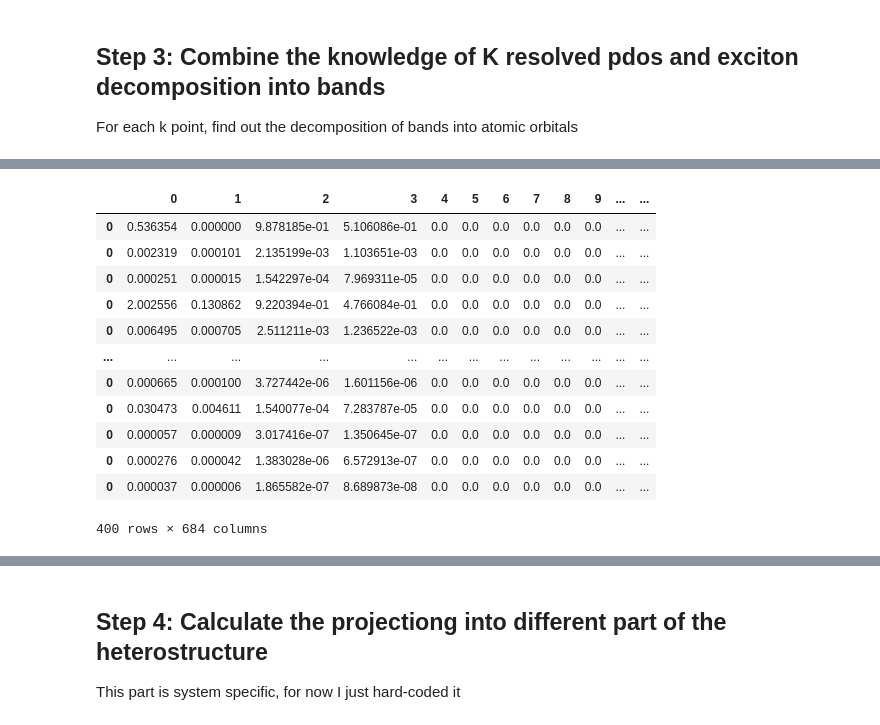
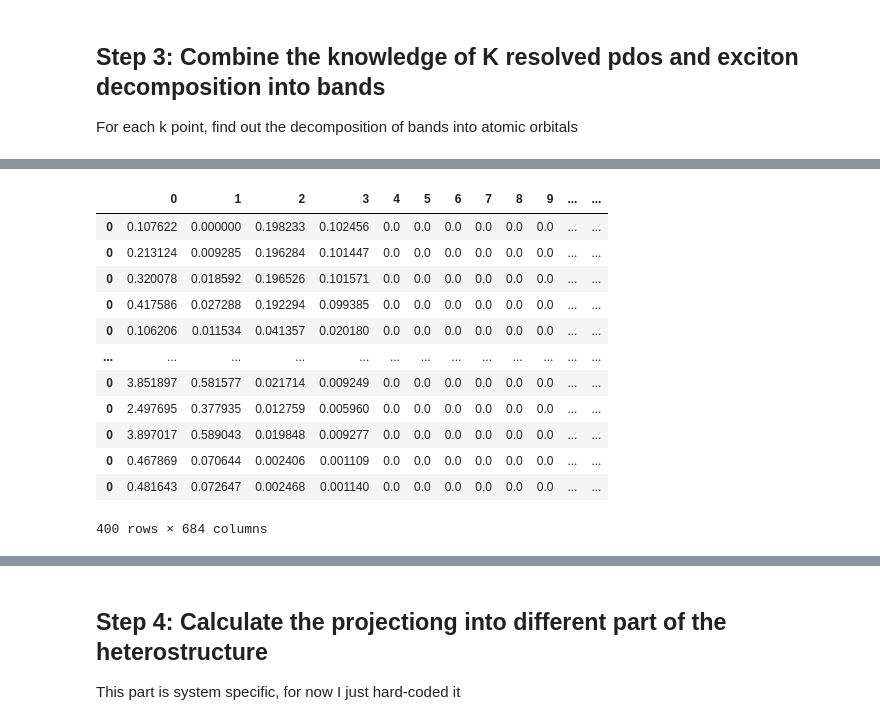
Before and after one commit to yinan-c/exciton_decomposition, a Jupyter notebook: exciton_decomposition.ipynb, the cells around one changed output, grey strips where cells are left out. Drawn from its saved outputs; the diff is of its cells as text; code cells hidden in the pictures.

```diff
--- a/exciton_decomposition.ipynb
+++ b/exciton_decomposition.ipynb
@@ -340,3 +340,11 @@ df
 | 195998 | 400.0 | 60.33289 | 5.88086 | 0.544 | 0.0 | 0.0 | 0.0 | 0.0 | 0.0 | 0.0 | ... | ... |
 | 195999 | 400.0 | 60.33289 | 5.89489 | 0.556 | 0.0 | 0.0 | 0.0 | 0.0 | 0.0 | 0.0 | ... | ... |
 196000 rows × 684 columns
+# %%
+import h5py
+with h5py.File(eigenvector_file, 'r') as f:
+    evals_shape = f['exciton_data/eigenvalues'].shape
+    print("Eigenvalues shape:", evals_shape)
+
+    evc_shape = f['exciton_data/eigenvectors'].shape
+    print("Eigenvectors shape:", evc_shape)
@@ -342,0 +384,7 @@ df
+# %%
+iN_S_select =1
+for k in range(0,nk):
+    nS, nk, nc, nv = plot_for_k(eigenvector_file,k,iN_S_select,0,5)
+    #print(contrib_c_dict)
+    #print(contrib_v_dict)
+print(nk, nc, nv, nS)
@@ -513,19 +565,20 @@ For each k point, find out the decomposition of bands into atomic orbitals
 # ! Also, I am not normalizing pdos (not divided by TOTAL (ranging from 0.7 - 0.9) in column 4),
 # ! using their original pdos at (k, n), where n is the band index.
 # ! We should normalize the pdos by the TOTAL
-
-s_select = 9
+iN_S_select
 result_df_valence = pd.DataFrame()
 result_df_conduction = pd.DataFrame()
 for k_select in range(len(processed_kgrid_wfn_eigenvector)):
     k_select_kpdos =  int(processed_kgrid_wfn_eigenvector[k_select][3])
     k_select_eigenvector = int(processed_kgrid_wfn_eigenvector[k_select][4])
-    weighted_sum_valence = reversed_valence_df.loc[k_select_kpdos+1].mul(contrib_v_dict[(s_select,k_select_eigenvector)], axis=0).sum()
-    # \ / contrib_v_dict[(s_select,k_select)].sum()
+    weighted_sum_valence = reversed_valence_df.loc[k_select_kpdos+1].mul(contrib_v_dict[(iN_S_select
+,k_select_eigenvector)], axis=0).sum()
+    # \ / contrib_v_dict[(iN_s_select,k_select)].sum()
     result_df_weighted_sum_valence = pd.DataFrame([weighted_sum_valence])
 
-    weighted_sum_conduction = conduction_df.loc[k_select_kpdos+1].mul(contrib_c_dict[(s_select,k_select_eigenvector)], axis=0).sum()
-    # \ / contrib_c_dict[(s_select,k_select)].sum()
+    weighted_sum_conduction = conduction_df.loc[k_select_kpdos+1].mul(contrib_c_dict[(iN_S_select
+,k_select_eigenvector)], axis=0).sum()
+    # \ / contrib_c_dict[(iN_s_select,k_select)].sum()
     result_df_weighted_sum_conduction = pd.DataFrame([weighted_sum_conduction])
 
     # append all k points into a single dataframe
@@ -557,16 +610,16 @@ Length: 684, dtype: float64
 Length: 684, dtype: float64
 |  | 0 | 1 | 2 | 3 | 4 | 5 | 6 | 7 | 8 | 9 | ... | ... |
-| 0 | 0.536354 | 0.000000 | 9.878185e-01 | 5.106086e-01 | 0.0 | 0.0 | 0.0 | 0.0 | 0.0 | 0.0 | ... | ... |
-| 0 | 0.002319 | 0.000101 | 2.135199e-03 | 1.103651e-03 | 0.0 | 0.0 | 0.0 | 0.0 | 0.0 | 0.0 | ... | ... |
-| 0 | 0.000251 | 0.000015 | 1.542297e-04 | 7.969311e-05 | 0.0 | 0.0 | 0.0 | 0.0 | 0.0 | 0.0 | ... | ... |
-| 0 | 2.002556 | 0.130862 | 9.220394e-01 | 4.766084e-01 | 0.0 | 0.0 | 0.0 | 0.0 | 0.0 | 0.0 | ... | ... |
-| 0 | 0.006495 | 0.000705 | 2.511211e-03 | 1.236522e-03 | 0.0 | 0.0 | 0.0 | 0.0 | 0.0 | 0.0 | ... | ... |
+| 0 | 0.107622 | 0.000000 | 0.198233 | 0.102456 | 0.0 | 0.0 | 0.0 | 0.0 | 0.0 | 0.0 | ... | ... |
+| 0 | 0.213124 | 0.009285 | 0.196284 | 0.101447 | 0.0 | 0.0 | 0.0 | 0.0 | 0.0 | 0.0 | ... | ... |
+| 0 | 0.320078 | 0.018592 | 0.196526 | 0.101571 | 0.0 | 0.0 | 0.0 | 0.0 | 0.0 | 0.0 | ... | ... |
+| 0 | 0.417586 | 0.027288 | 0.192294 | 0.099385 | 0.0 | 0.0 | 0.0 | 0.0 | 0.0 | 0.0 | ... | ... |
+| 0 | 0.106206 | 0.011534 | 0.041357 | 0.020180 | 0.0 | 0.0 | 0.0 | 0.0 | 0.0 | 0.0 | ... | ... |
 | ... | ... | ... | ... | ... | ... | ... | ... | ... | ... | ... | ... | ... |
-| 0 | 0.000665 | 0.000100 | 3.727442e-06 | 1.601156e-06 | 0.0 | 0.0 | 0.0 | 0.0 | 0.0 | 0.0 | ... | ... |
-| 0 | 0.030473 | 0.004611 | 1.540077e-04 | 7.283787e-05 | 0.0 | 0.0 | 0.0 | 0.0 | 0.0 | 0.0 | ... | ... |
-| 0 | 0.000057 | 0.000009 | 3.017416e-07 | 1.350645e-07 | 0.0 | 0.0 | 0.0 | 0.0 | 0.0 | 0.0 | ... | ... |
-| 0 | 0.000276 | 0.000042 | 1.383028e-06 | 6.572913e-07 | 0.0 | 0.0 | 0.0 | 0.0 | 0.0 | 0.0 | ... | ... |
-| 0 | 0.000037 | 0.000006 | 1.865582e-07 | 8.689873e-08 | 0.0 | 0.0 | 0.0 | 0.0 | 0.0 | 0.0 | ... | ... |
+| 0 | 3.851897 | 0.581577 | 0.021714 | 0.009249 | 0.0 | 0.0 | 0.0 | 0.0 | 0.0 | 0.0 | ... | ... |
+| 0 | 2.497695 | 0.377935 | 0.012759 | 0.005960 | 0.0 | 0.0 | 0.0 | 0.0 | 0.0 | 0.0 | ... | ... |
+| 0 | 3.897017 | 0.589043 | 0.019848 | 0.009277 | 0.0 | 0.0 | 0.0 | 0.0 | 0.0 | 0.0 | ... | ... |
+| 0 | 0.467869 | 0.070644 | 0.002406 | 0.001109 | 0.0 | 0.0 | 0.0 | 0.0 | 0.0 | 0.0 | ... | ... |
+| 0 | 0.481643 | 0.072647 | 0.002468 | 0.001140 | 0.0 | 0.0 | 0.0 | 0.0 | 0.0 | 0.0 | ... | ... |
 400 rows × 684 columns
 # %%
 ns_accumulated_df_valence = pd.DataFrame()
```
Also changed, not shown: parts of 26 cells of this notebook, 1 other file.
